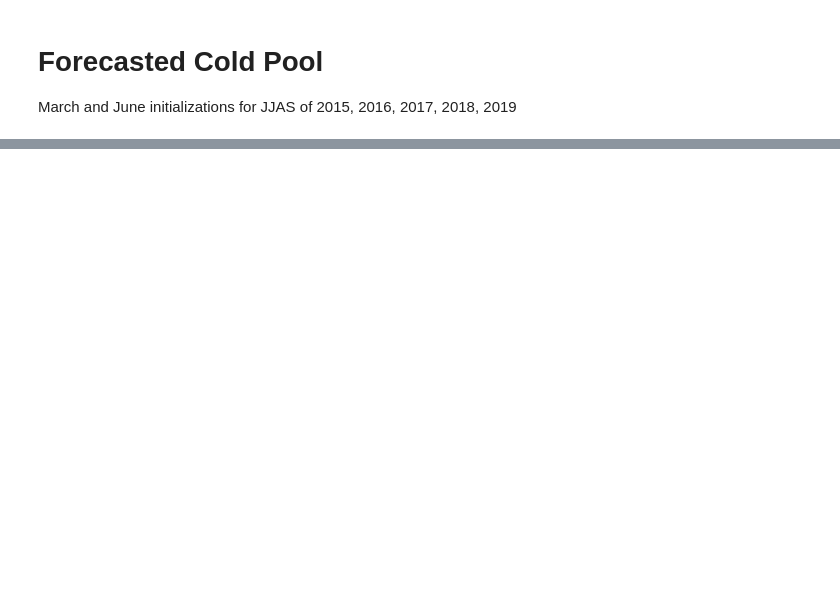
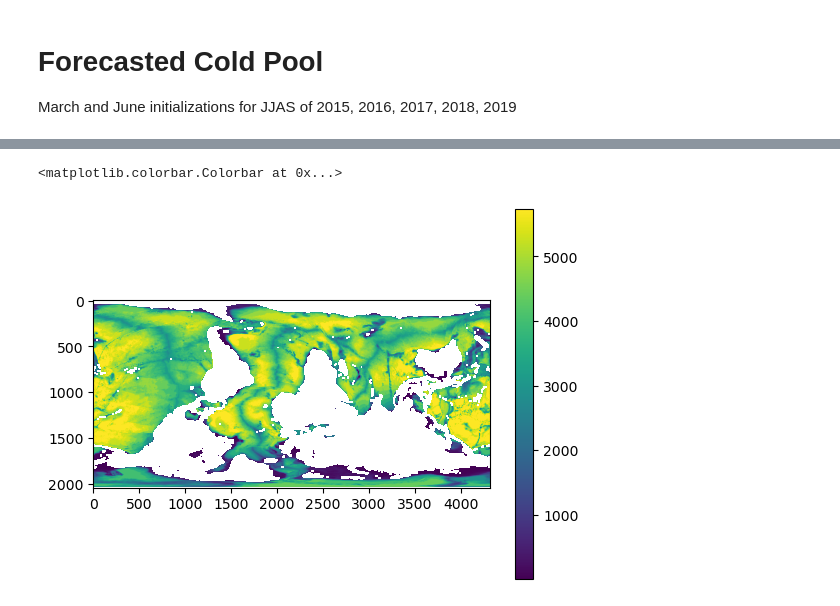
Before and after one commit to LGruenburg/MOM6_Validation, a Jupyter notebook: SOE/Cold_Pool.ipynb, the cells around one changed output, grey strips where cells are left out. Cells and saved outputs as stored; diff of their text form; code cells hidden in the pictures; blank space fills up the shorter version.

```diff
--- a/SOE/Cold_Pool.ipynb
+++ b/SOE/Cold_Pool.ipynb
@@ -523,0 +531,8 @@ for i in range(5):
+# %%
+bathymetry = xr.open_dataset('GLO-MFC_001_024_mask_bathy.nc')
+# %%
+plt.imshow(bathymetry.deptho)
+plt.colorbar()
+# %% [output]
+<matplotlib.colorbar.Colorbar at 0x...>
+[figure, added]
```
Also changed, not shown: parts of 68 cells of this notebook, 2 other files.
